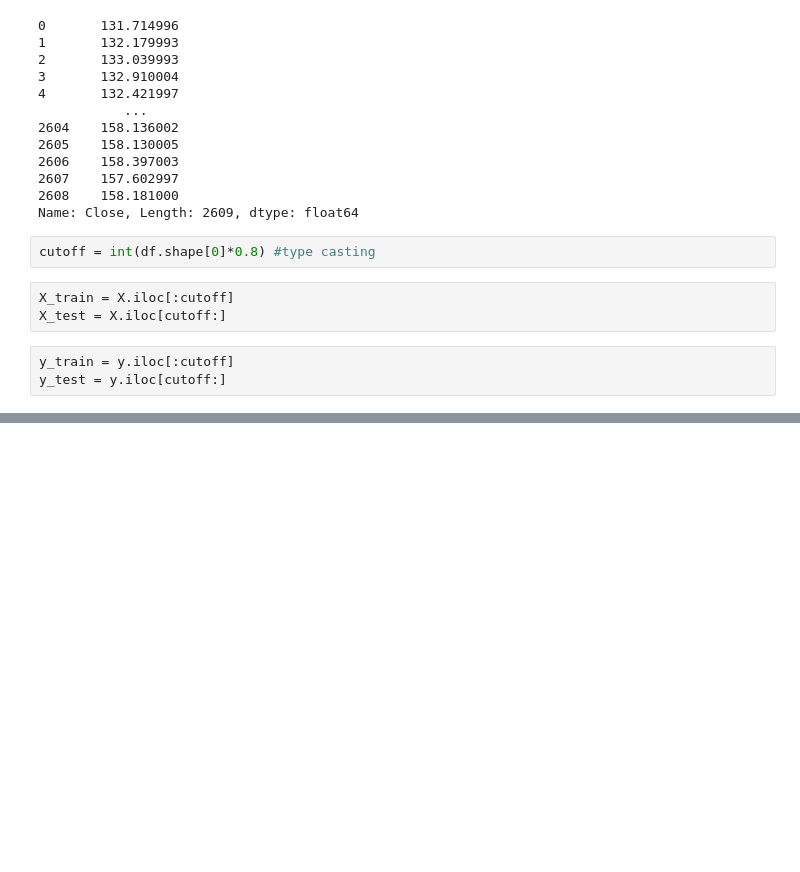
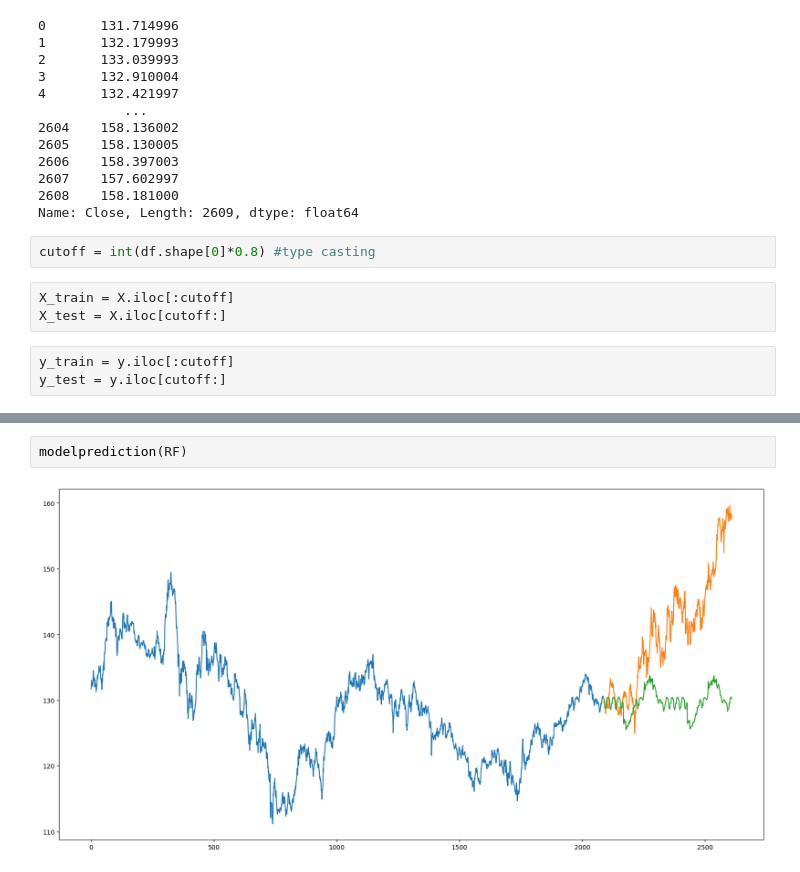
Before and after one commit to madinatt/Forex-Trend-Analysis, a Jupyter notebook: forex.ipynb, the cells around one changed output, grey strips where cells are left out. Saved outputs shown, nothing was run; the diff lists cells and outputs as text; blank space fills up the shorter version.

```diff
--- a/forex.ipynb
+++ b/forex.ipynb
@@ -201,0 +172,4 @@ pd.Series(y_pred,index = y_test.index).plot(figsize = [20,10])
+# %%
+modelprediction(RF)
+# %% [output]
+[figure, added]
```
Also changed, not shown: parts of 10 cells of this notebook.
